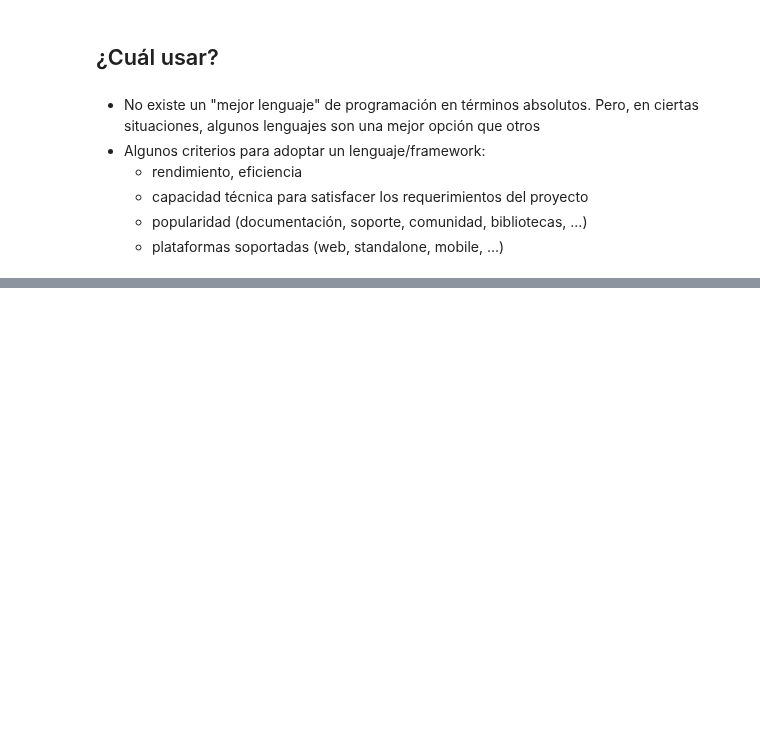
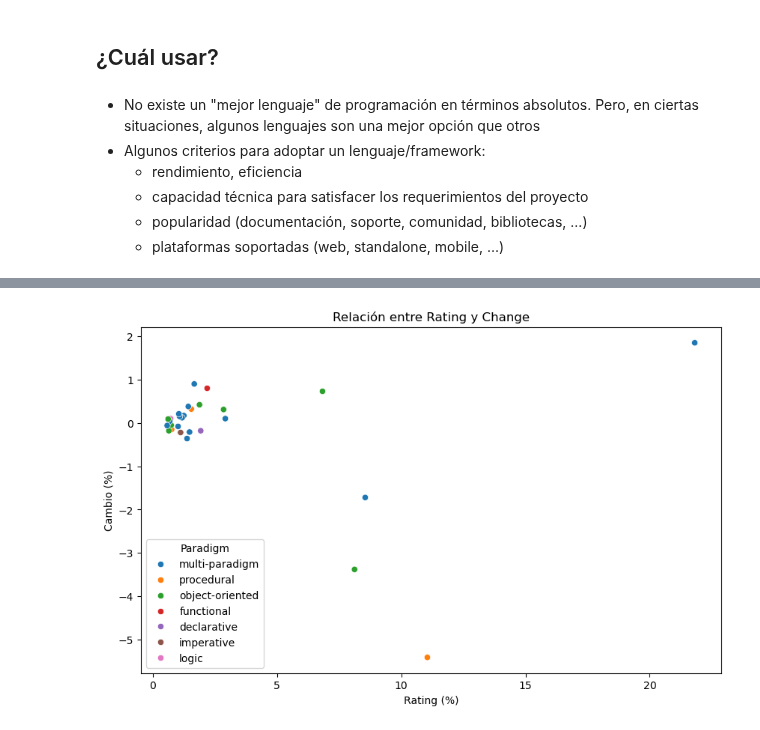
Before and after one commit to ppandomail/lp, a Jupyter notebook: doc/01-intro.ipynb, the cells around one changed output, grey strips where cells are left out. Cells and saved outputs as stored; diff of their text form; code cells hidden in the pictures; blank space fills up the shorter version.

```diff
--- a/doc/01-intro.ipynb
+++ b/doc/01-intro.ipynb
@@ -258,0 +431,10 @@
+# %%
+# Scatter Plot Rating vs Change
+plt.figure(figsize=(10,6))
+sns.scatterplot(data=df, x="Rating_Pct", y="Change_Pct", hue="Paradigm")
+plt.title("Relación entre Rating y Change")
+plt.xlabel("Rating (%)")
+plt.ylabel("Cambio (%)")
+plt.show()
+# %% [output]
+[figure, added]
```
Also changed, not shown: parts of 29 cells of this notebook, 2 other files.
